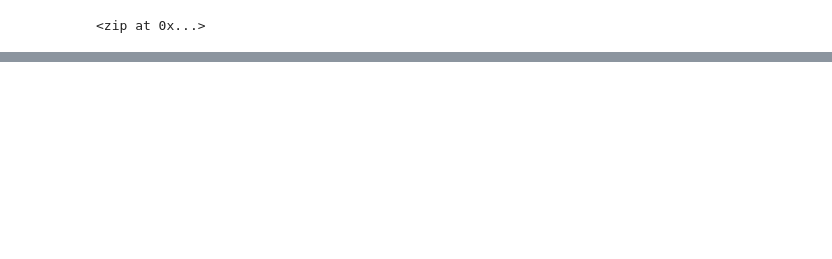
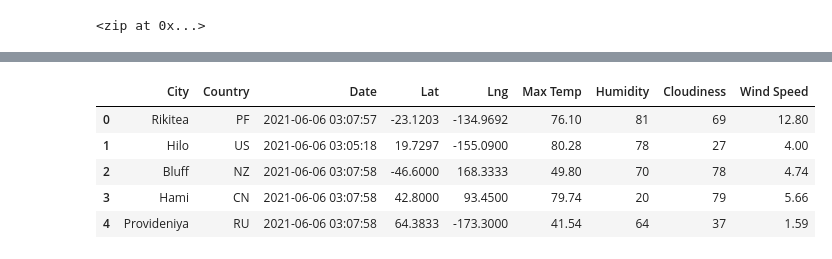
Before and after one commit to Ashwani-hub/World_Weather_Analysis, a Jupyter notebook: WeatherPy.ipynb, the cells around one changed output, grey strips where cells are left out. Drawn from its saved outputs; the diff is of its cells as text; code cells hidden in the pictures; blank space fills up the shorter version.

```diff
--- a/WeatherPy.ipynb
+++ b/WeatherPy.ipynb
@@ -71,0 +159,12 @@ len(cities)
+# %%
+#Resorting Data Frame
+new_column_order = ["City", "Country", "Date", "Lat", "Lng", "Max Temp", "Humidity", "Cloudiness", "Wind Speed" ]
+city_data_df = city_data_df[new_column_order]
+city_data_df.head(5)
+# %% [output]
+|  | City | Country | Date | Lat | Lng | Max Temp | Humidity | Cloudiness | Wind Speed |
+| 0 | Rikitea | PF | 2021-06-06 03:07:57 | -23.1203 | -134.9692 | 76.10 | 81 | 69 | 12.80 |
+| 1 | Hilo | US | 2021-06-06 03:05:18 | 19.7297 | -155.0900 | 80.28 | 78 | 27 | 4.00 |
+| 2 | Bluff | NZ | 2021-06-06 03:07:58 | -46.6000 | 168.3333 | 49.80 | 70 | 78 | 4.74 |
+| 3 | Hami | CN | 2021-06-06 03:07:58 | 42.8000 | 93.4500 | 79.74 | 20 | 79 | 5.66 |
+| 4 | Provideniya | RU | 2021-06-06 03:07:58 | 64.3833 | -173.3000 | 41.54 | 64 | 37 | 1.59 |
```
Also changed, not shown: parts of 13 cells of this notebook, 2 other files.
